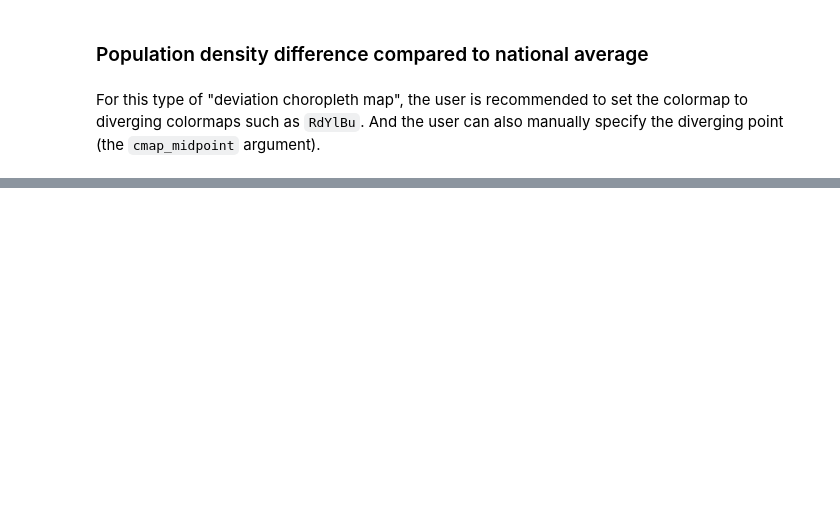
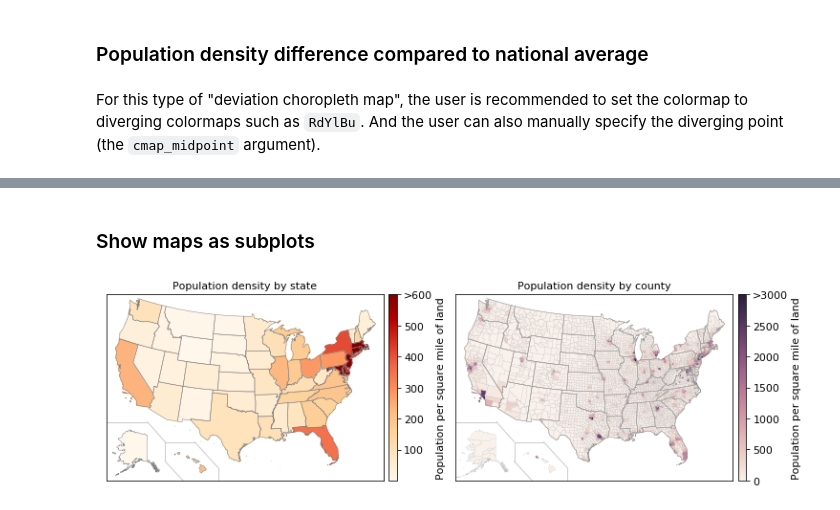
Before and after one commit to teiband/python-plot-utilities, a Jupyter notebook: examples/Choropleth_map_example.ipynb, the cells around one changed output, grey strips where cells are left out. Drawn from its saved outputs; the diff is of its cells as text; code cells hidden in the pictures; blank space fills up the shorter version.

```diff
--- a/examples/Choropleth_map_example.ipynb
+++ b/examples/Choropleth_map_example.ipynb
@@ -94,0 +95,17 @@ pu.choropleth_map_state(state_data-USA_avg,shapefile_dir='../shapefiles',
+# %% [markdown]
+### Show maps as subplots
+# %%
+fig = plt.figure(figsize=(12,6))
+ax1 = fig.add_subplot(1,2,1)  # create a subplot axis: ax1
+pu.choropleth_map_state(state_data, fig=fig, ax=ax1,  # pass figure and axes handles to the function
+                        fontsize=11, dpi=75,  vmax=600, shapefile_dir='../shapefiles',
+                        map_title='Population density by state',
+                        unit='Population per square mile of land');
+
+ax2 = fig.add_subplot(1,2,2)  # create another subplot axis: ax2
+pu.choropleth_map_county(county_data, fig=fig, ax=ax2,  # pass figure and axes handles to the function
+                         shapefile_dir='../shapefiles', vmax=3000, dpi=80, fontsize=11, cmap=cmap,
+                         map_title='Population density by county',
+                         unit='Population per square mile of land');
+# %% [output]
+[figure, added]
```
Also changed, not shown: parts of 3 cells of this notebook, 5 other files.
